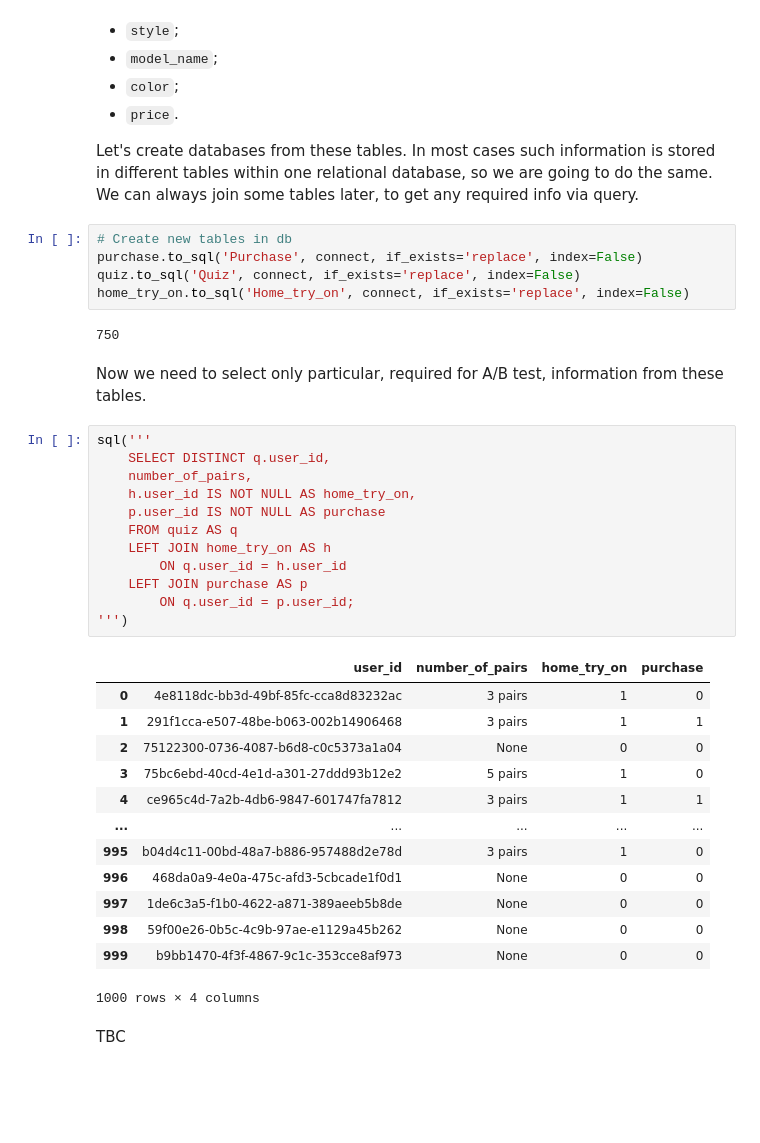
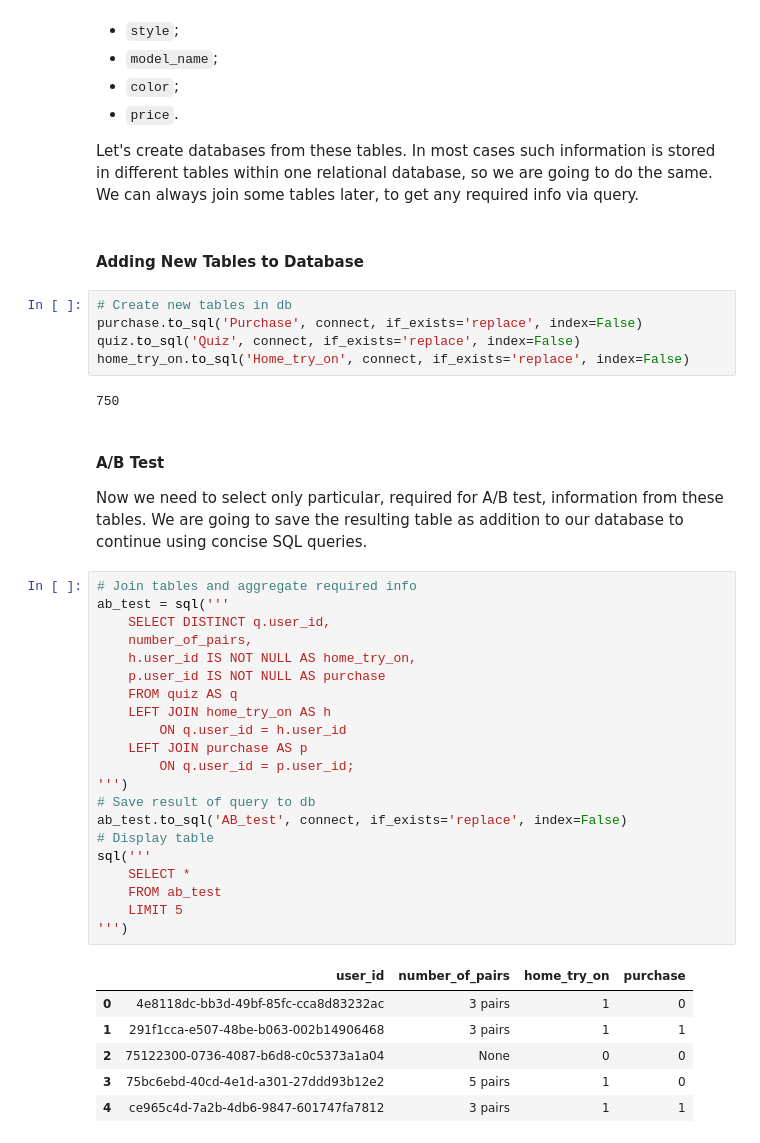
Before and after one commit to 3quetra/portfolio, a Jupyter notebook: sql/marketing_analysis.ipynb, the cells around one changed output. Drawn from its saved outputs; the diff is of its cells as text; blank space fills up the shorter version.

```diff
--- a/sql/marketing_analysis.ipynb
+++ b/sql/marketing_analysis.ipynb
@@ -252,6 +261,8 @@ purchase
 - `price`.
 
 Let's create databases from these tables. In most cases such information is stored in different tables within one relational database, so we are going to do the same. We can always join some tables later, to get any required info via query.
+# %% [markdown]
+#### Adding New Tables to Database <a class="anchor" id="adding-new-tables-to-database"></a>
 # %%
 # Create new tables in db
 purchase.to_sql('Purchase', connect, if_exists='replace', index=False)
@@ -260,32 +271,34 @@ home_try_on.to_sql('Home_try_on', connect, if_exists='replace', index=False)
 # %% [output]
 750
 # %% [markdown]
-Now we need to select only particular, required for A/B test, information from these tables.
+#### A/B Test <a class="anchor" id="ab-test"></a>
+
+Now we need to select only particular, required for A/B test, information from these tables. We are going to save the resulting table as addition to our database to continue using concise SQL queries.
 # %%
-sql('''
+# Join tables and aggregate required info
+ab_test = sql('''
     SELECT DISTINCT q.user_id,
     number_of_pairs,
     h.user_id IS NOT NULL AS home_try_on,
     p.user_id IS NOT NULL AS purchase
     FROM quiz AS q
     LEFT JOIN home_try_on AS h
         ON q.user_id = h.user_id
     LEFT JOIN purchase AS p
         ON q.user_id = p.user_id;
 ''')
+# Save result of query to db
+ab_test.to_sql('AB_test', connect, if_exists='replace', index=False)
+# Display table
+sql('''
+    SELECT *
+    FROM ab_test
+    LIMIT 5
+''')
 # %% [output]
 |  | user_id | number_of_pairs | home_try_on | purchase |
 | 0 | 4e8118dc-bb3d-49bf-85fc-cca8d83232ac | 3 pairs | 1 | 0 |
 | 1 | 291f1cca-e507-48be-b063-002b14906468 | 3 pairs | 1 | 1 |
 | 2 | 75122300-0736-4087-b6d8-c0c5373a1a04 | None | 0 | 0 |
 | 3 | 75bc6ebd-40cd-4e1d-a301-27ddd93b12e2 | 5 pairs | 1 | 0 |
 | 4 | ce965c4d-7a2b-4db6-9847-601747fa7812 | 3 pairs | 1 | 1 |
-| ... | ... | ... | ... | ... |
-| 995 | b04d4c11-00bd-48a7-b886-957488d2e78d | 3 pairs | 1 | 0 |
-| 996 | 468da0a9-4e0a-475c-afd3-5cbcade1f0d1 | None | 0 | 0 |
-| 997 | 1de6c3a5-f1b0-4622-a871-389aeeb5b8de | None | 0 | 0 |
-| 998 | 59f00e26-0b5c-4c9b-97ae-e1129a45b262 | None | 0 | 0 |
-| 999 | b9bb1470-4f3f-4867-9c1c-353cce8af973 | None | 0 | 0 |
-1000 rows × 4 columns
-# %% [markdown]
-TBC
```
Also changed, not shown: parts of 21 cells of this notebook.
